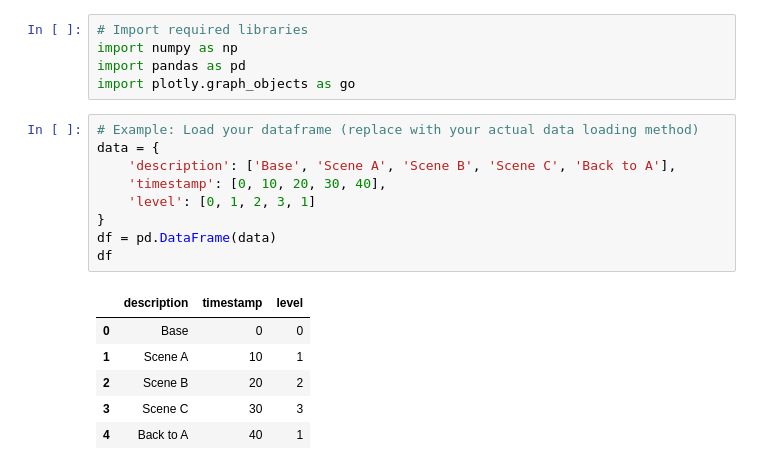
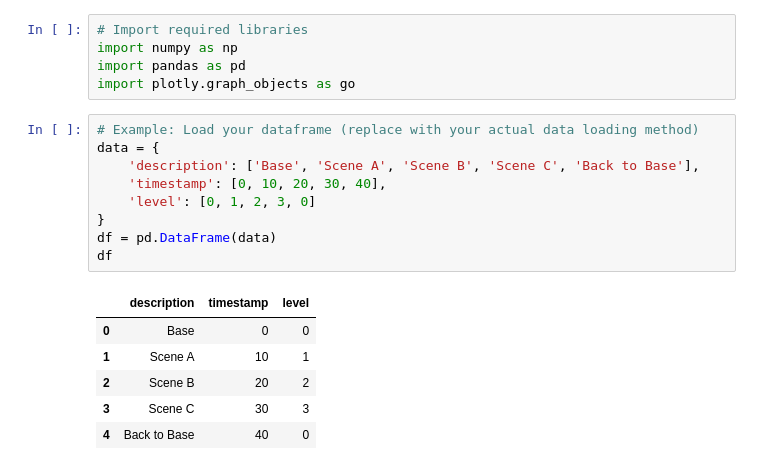
Before and after one commit to christianjohnhurry/improv-helper, a Jupyter notebook: notebooks/flower-chart.ipynb, the cells around one changed output. Cells and saved outputs as stored; diff of their text form.

```diff
--- a/notebooks/flower-chart.ipynb
+++ b/notebooks/flower-chart.ipynb
@@ -6,16 +6,16 @@ import plotly.graph_objects as go
 # %%
 # Example: Load your dataframe (replace with your actual data loading method)
 data = {
-    'description': ['Base', 'Scene A', 'Scene B', 'Scene C', 'Back to A'],
+    'description': ['Base', 'Scene A', 'Scene B', 'Scene C', 'Back to Base'],
     'timestamp': [0, 10, 20, 30, 40],
-    'level': [0, 1, 2, 3, 1]
+    'level': [0, 1, 2, 3, 0]
 }
 df = pd.DataFrame(data)
 df
 # %% [output]
 |  | description | timestamp | level |
 | 0 | Base | 0 | 0 |
 | 1 | Scene A | 10 | 1 |
 | 2 | Scene B | 20 | 2 |
 | 3 | Scene C | 30 | 3 |
-| 4 | Back to A | 40 | 1 |
+| 4 | Back to Base | 40 | 0 |
```
Also changed, not shown: parts of 4 cells of this notebook.
